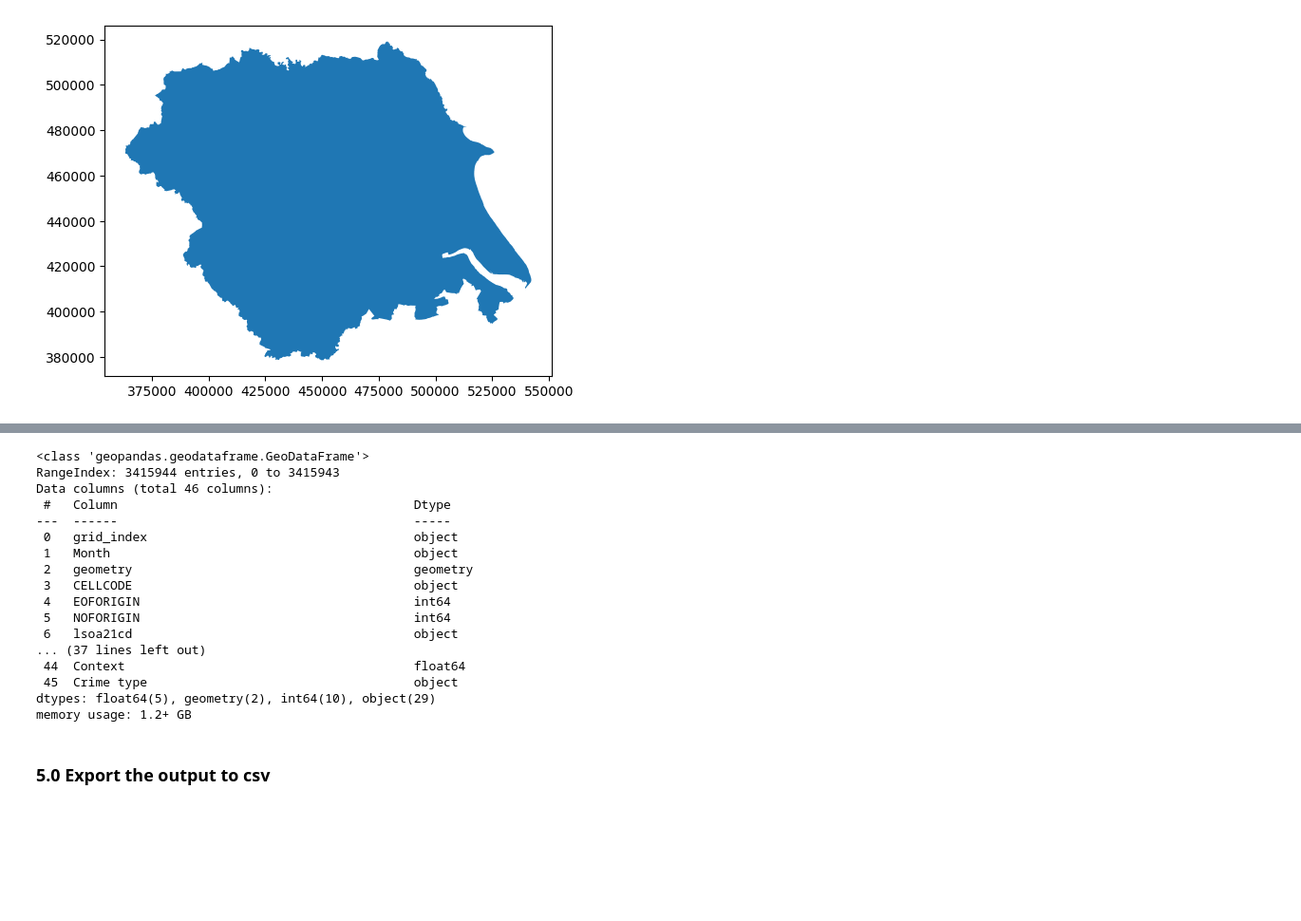
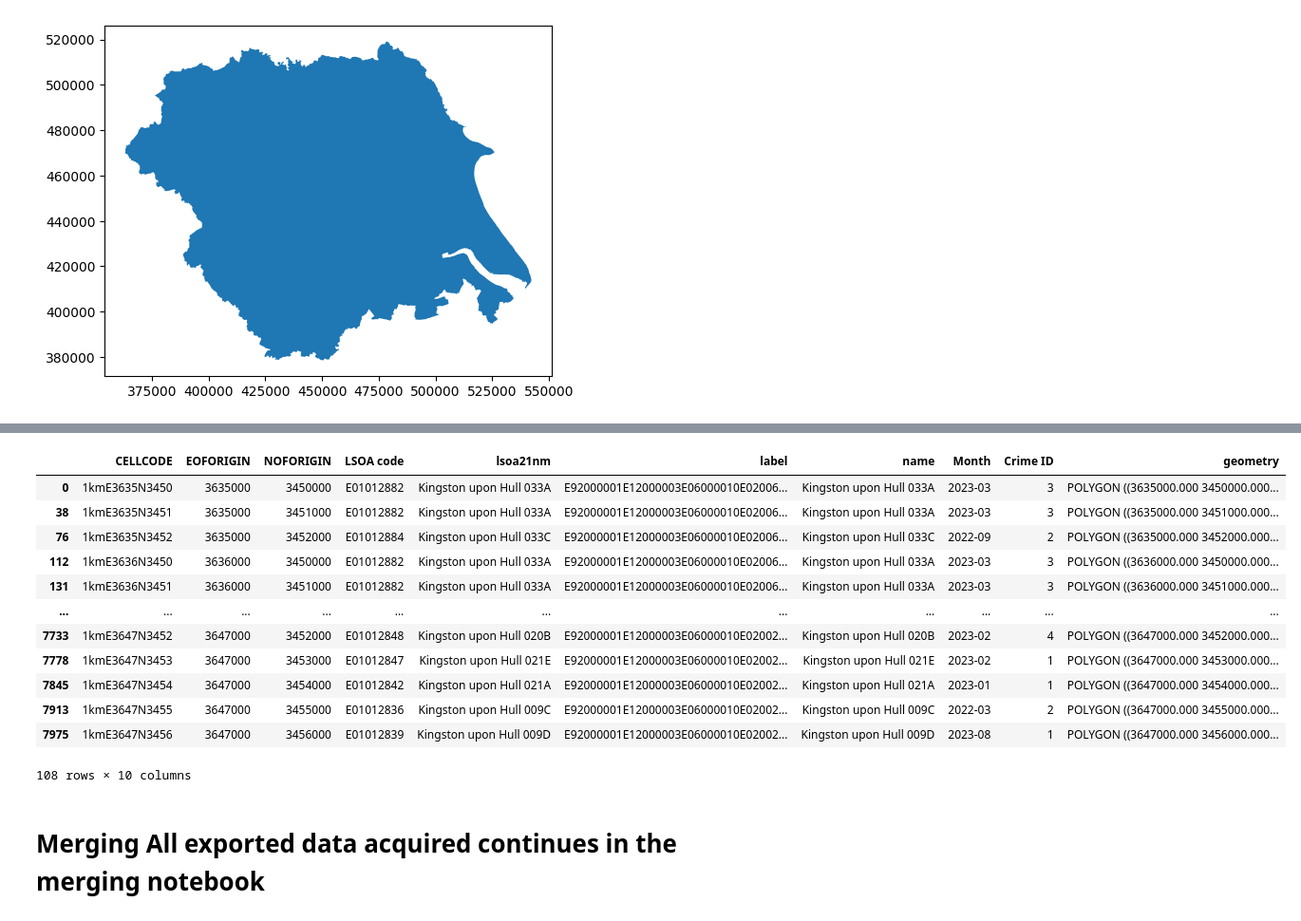
Before and after one commit to Demmynile/crime-prediction, a Jupyter notebook: Crime-Prediction.ipynb, the cells around one changed output, grey strips where cells are left out. Shown at 95% size. Saved outputs shown, nothing was run; the diff lists cells and outputs as text; code cells hidden in the pictures; blank space fills up the shorter version.

```diff
--- a/Crime-Prediction.ipynb
+++ b/Crime-Prediction.ipynb
@@ -1712,22 +1594,0 @@ CRIME_DATA.head()
-# %%
-CRIME_DATA.info()
-# %% [output]
-<class 'geopandas.geodataframe.GeoDataFrame'>
-RangeIndex: 3415944 entries, 0 to 3415943
-Data columns (total 46 columns):
- #   Column                                        Dtype
----  ------                                        -----
- 0   grid_index                                    object
- 1   Month                                         object
- 2   geometry                                      geometry
- 3   CELLCODE                                      object
- 4   EOFORIGIN                                     int64
- 5   NOFORIGIN                                     int64
- 6   lsoa21cd                                      object
-... (37 lines left out)
- 44  Context                                       float64
- 45  Crime type                                    object
-dtypes: float64(5), geometry(2), int64(10), object(29)
-memory usage: 1.2+ GB
-# %% [markdown]
-### 5.0 Export the output to csv
@@ -1737,0 +1595,18 @@ CRIME_DATA.to_csv('./data/all_data/crime_df.csv')
+# %%
+# renaming the column to a new one
+hull_grid_all = hull_grid_all.rename({'lsoa21cd' : 'Lower layer Super Output Areas Code'} , axis = 1)
+hull_grid_all
+# %% [output]
+|  | CELLCODE | EOFORIGIN | NOFORIGIN | LSOA code | lsoa21nm | label | name | Month | Crime ID | geometry |
+| 0 | 1kmE3635N3450 | 3635000 | 3450000 | E01012882 | Kingston upon Hull 033A | E92000001E12000003E06000010E02006... | Kingston upon Hull 033A | 2023-03 | 3 | POLYGON ((3635000.000 3450000.000... |
+| 38 | 1kmE3635N3451 | 3635000 | 3451000 | E01012882 | Kingston upon Hull 033A | E92000001E12000003E06000010E02006... | Kingston upon Hull 033A | 2023-03 | 3 | POLYGON ((3635000.000 3451000.000... |
+| 76 | 1kmE3635N3452 | 3635000 | 3452000 | E01012884 | Kingston upon Hull 033C | E92000001E12000003E06000010E02006... | Kingston upon Hull 033C | 2022-09 | 2 | POLYGON ((3635000.000 3452000.000... |
+| 112 | 1kmE3636N3450 | 3636000 | 3450000 | E01012882 | Kingston upon Hull 033A | E92000001E12000003E06000010E02006... | Kingston upon Hull 033A | 2023-03 | 3 | POLYGON ((3636000.000 3450000.000... |
+| 131 | 1kmE3636N3451 | 3636000 | 3451000 | E01012882 | Kingston upon Hull 033A | E92000001E12000003E06000010E02006... | Kingston upon Hull 033A | 2023-03 | 3 | POLYGON ((3636000.000 3451000.000... |
+| ... | ... | ... | ... | ... | ... | ... | ... | ... | ... | ... |
+| 7733 | 1kmE3647N3452 | 3647000 | 3452000 | E01012848 | Kingston upon Hull 020B | E92000001E12000003E06000010E02002... | Kingston upon Hull 020B | 2023-02 | 4 | POLYGON ((3647000.000 3452000.000... |
+| 7778 | 1kmE3647N3453 | 3647000 | 3453000 | E01012847 | Kingston upon Hull 021E | E92000001E12000003E06000010E02002... | Kingston upon Hull 021E | 2023-02 | 1 | POLYGON ((3647000.000 3453000.000... |
+| 7845 | 1kmE3647N3454 | 3647000 | 3454000 | E01012842 | Kingston upon Hull 021A | E92000001E12000003E06000010E02002... | Kingston upon Hull 021A | 2023-01 | 1 | POLYGON ((3647000.000 3454000.000... |
+| 7913 | 1kmE3647N3455 | 3647000 | 3455000 | E01012836 | Kingston upon Hull 009C | E92000001E12000003E06000010E02002... | Kingston upon Hull 009C | 2022-03 | 2 | POLYGON ((3647000.000 3455000.000... |
+| 7975 | 1kmE3647N3456 | 3647000 | 3456000 | E01012839 | Kingston upon Hull 009D | E92000001E12000003E06000010E02002... | Kingston upon Hull 009D | 2023-08 | 1 | POLYGON ((3647000.000 3456000.000... |
+108 rows × 10 columns
@@ -1737,0 +1616,2 @@ CRIME_DATA.to_csv('./data/all_data/crime_df.csv')
+# %% [markdown]
+# Merging All exported data acquired continues in the merging notebook
```
Also changed, not shown: parts of 67 cells of this notebook, 9 other files.
